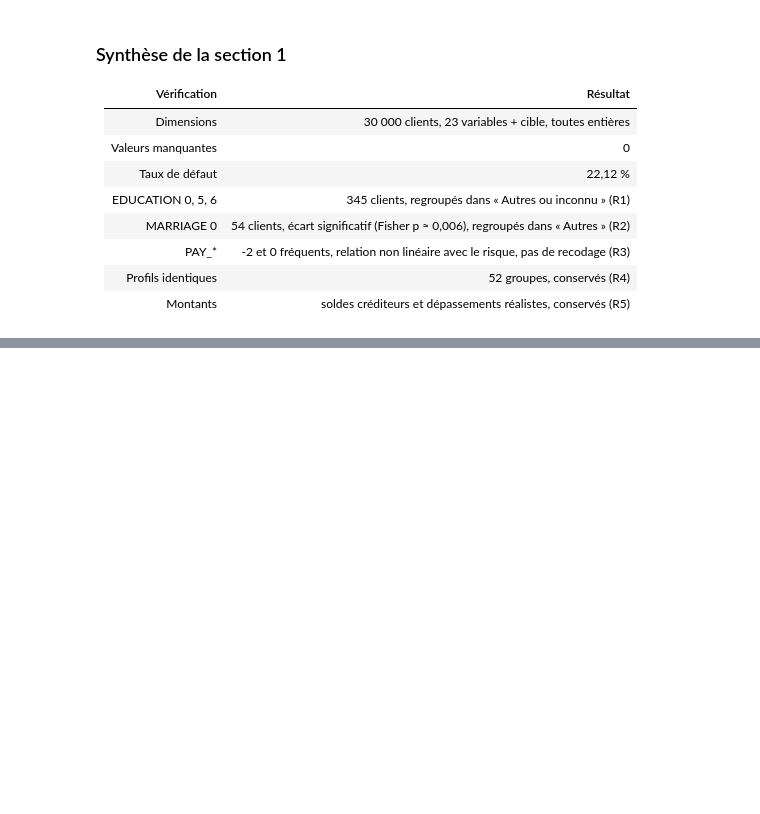
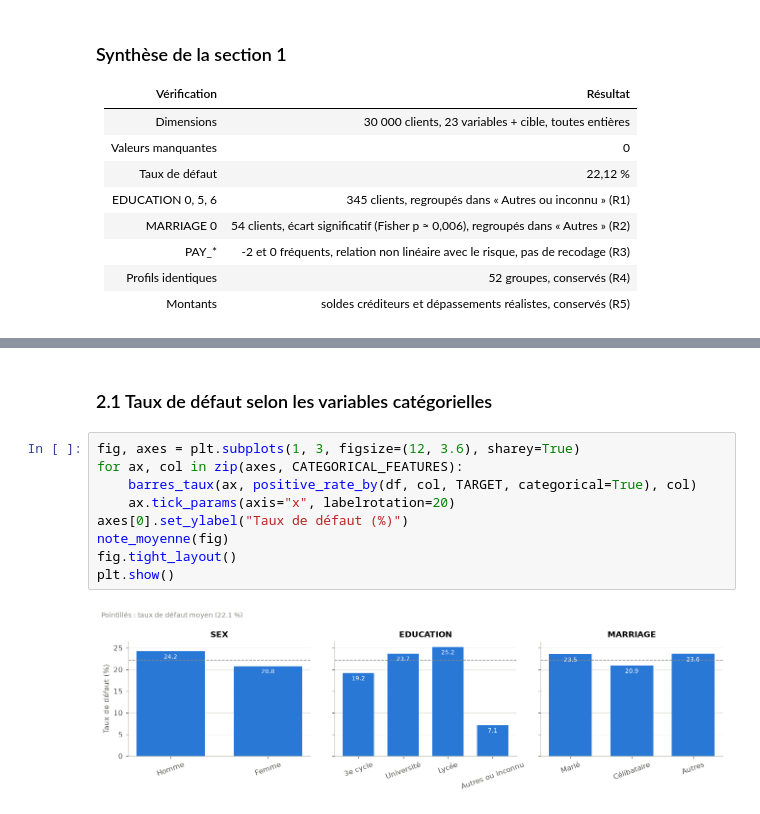
Before and after one commit to aljene307/credit-scoring-xai, a Jupyter notebook: notebooks/analyse_credit.ipynb, the cells around one changed output, grey strips where cells are left out. Drawn from its saved outputs; the diff is of its cells as text; blank space fills up the shorter version.

Commit message:
docs: graphiques d'exploration dans le notebook

```diff
--- a/notebooks/analyse_credit.ipynb
+++ b/notebooks/analyse_credit.ipynb
@@ -269,0 +325,13 @@ taux_par_modalite(df, "MARRIAGE")
+# %% [markdown]
+### 2.1 Taux de défaut selon les variables catégorielles
+# %%
+fig, axes = plt.subplots(1, 3, figsize=(12, 3.6), sharey=True)
+for ax, col in zip(axes, CATEGORICAL_FEATURES):
+    barres_taux(ax, positive_rate_by(df, col, TARGET, categorical=True), col)
+    ax.tick_params(axis="x", labelrotation=20)
+axes[0].set_ylabel("Taux de défaut (%)")
+note_moyenne(fig)
+fig.tight_layout()
+plt.show()
+# %% [output]
+[figure, added]
```
Also changed, not shown: parts of 15 cells of this notebook, 4 other files.
